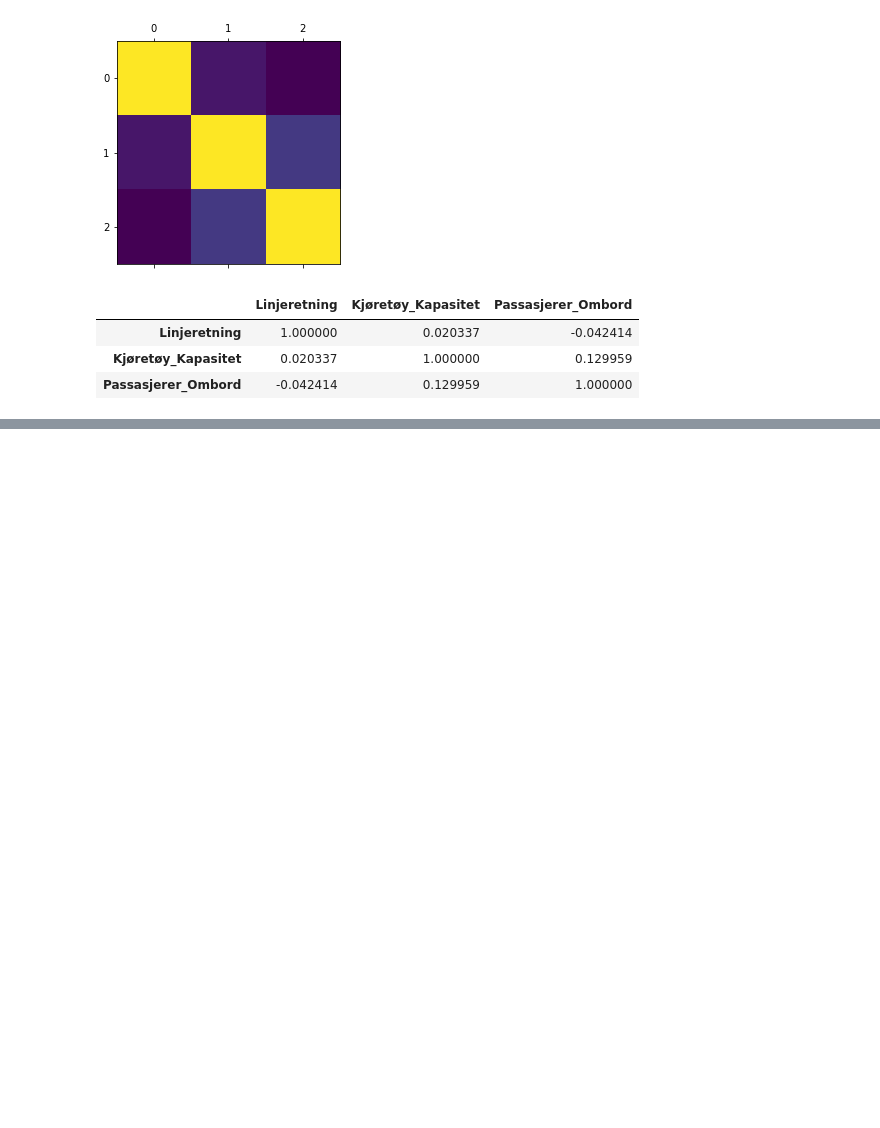
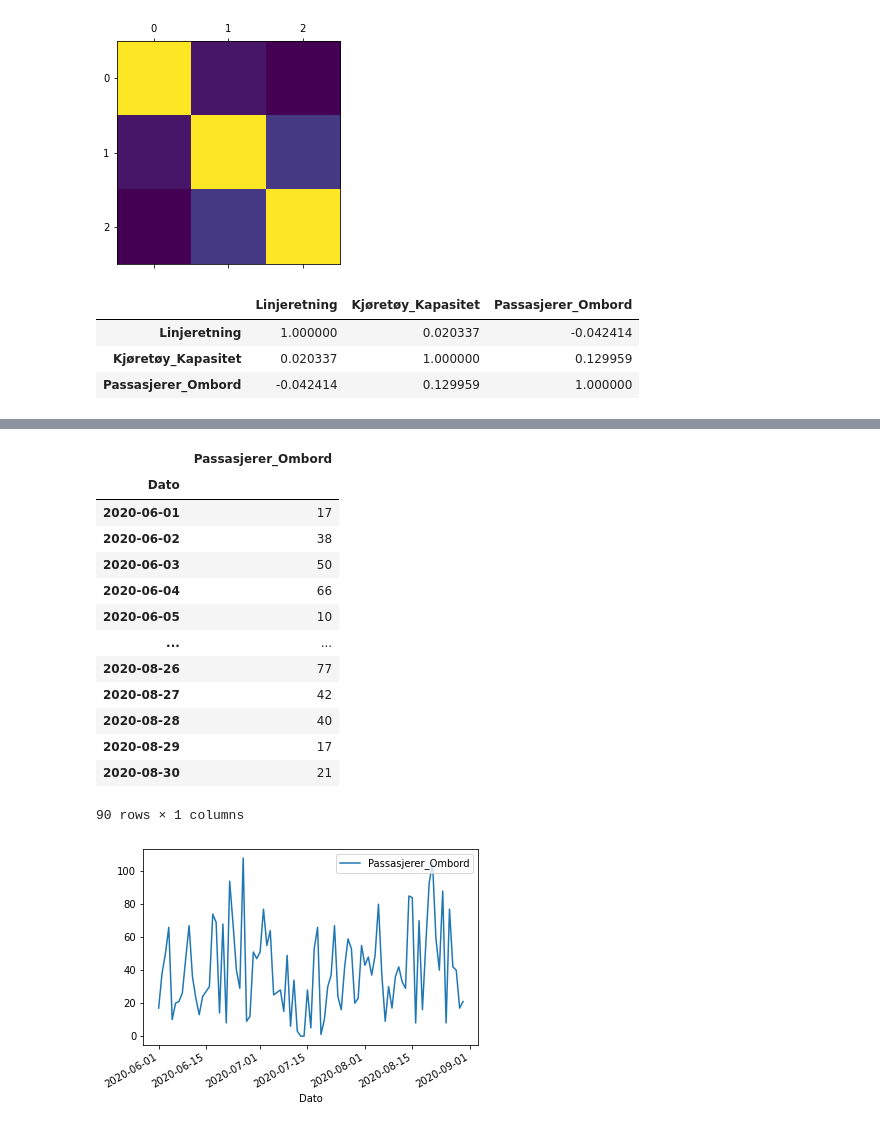
Before and after one commit to tomaloki/Assignment2_DAVE3625, a Jupyter notebook: Notebook/fanniOblig2.ipynb, the cells around one changed output, grey strips where cells are left out. Drawn from its saved outputs; the diff is of its cells as text; code cells hidden in the pictures; blank space fills up the shorter version.

```diff
--- a/Notebook/fanniOblig2.ipynb
+++ b/Notebook/fanniOblig2.ipynb
@@ -101,0 +119,21 @@ df2.head()
+# %%
+
+df2 = df2.groupby(['Dato']).sum('Passasjerer_Ombord')
+df2.groupby(['Dato']).sum('Passasjerer_Ombord').plot()
+df2
+# %% [output]
+|  | Passasjerer_Ombord |
+| Dato |  |
+| 2020-06-01 | 17 |
+| 2020-06-02 | 38 |
+| 2020-06-03 | 50 |
+| 2020-06-04 | 66 |
+| 2020-06-05 | 10 |
+| ... | ... |
+| 2020-08-26 | 77 |
+| 2020-08-27 | 42 |
+| 2020-08-28 | 40 |
+| 2020-08-29 | 17 |
+| 2020-08-30 | 21 |
+90 rows × 1 columns
+[figure, added]
```
Also changed, not shown: parts of 15 cells of this notebook.
